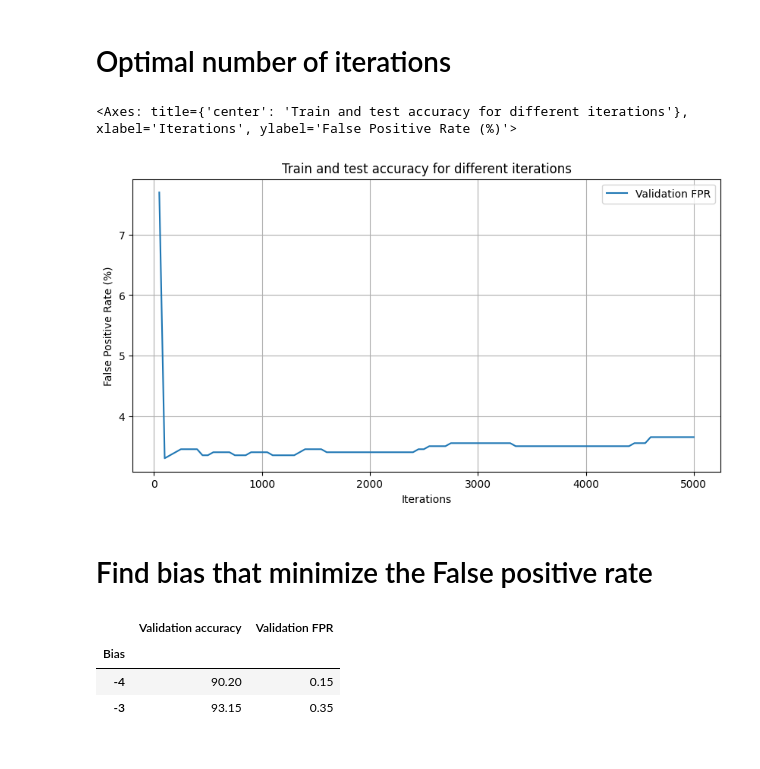
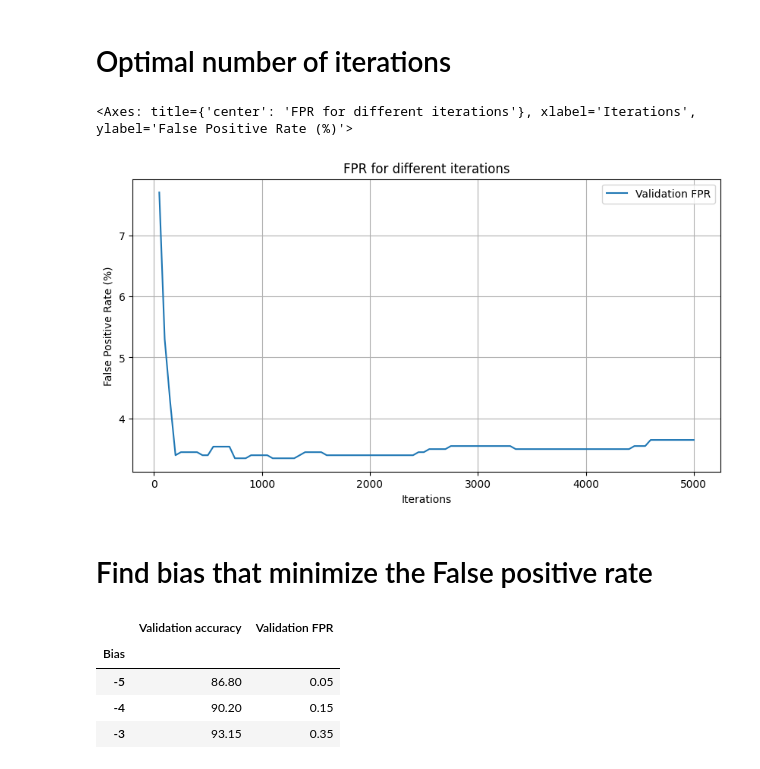
Before and after one commit to DavideLigari/clickbaits-recognition, a Jupyter notebook: code/FPR_logistic_regression.ipynb, the cells around one changed output. Cells and saved outputs as stored; diff of their text form; code cells hidden in the pictures.

```diff
--- a/code/FPR_logistic_regression.ipynb
+++ b/code/FPR_logistic_regression.ipynb
@@ -200,12 +200,13 @@ results.to_csv('../data/fpr_analysis/logistic_diff_iters.csv')
 # %%
 import pandas as pd
 
 data=pd.read_csv('../data/fpr_analysis/logistic_diff_iters.csv')
+data['Iterations']=(data['Iterations']/1000)*50
 data.plot(kind='line', x='Iterations', y=['Validation FPR'], figsize=(10, 5), grid=True,
-           title='Train and test accuracy for different iterations', ylabel='False Positive Rate (%)')
+           title='FPR for different iterations', ylabel='False Positive Rate (%)')
 # %% [output]
-<Axes: title={'center': 'Train and test accuracy for different iterations'}, xlabel='Iterations', ylabel='False Positive Rate (%)'>
+<Axes: title={'center': 'FPR for different iterations'}, xlabel='Iterations', ylabel='False Positive Rate (%)'>
-[figure, old version]
+[figure, new version]
 # %% [markdown]
 # Find  bias that minimize the False positive rate
 # %%
@@ -246,7 +247,7 @@ import pandas as pd
 data = pd.read_csv('../data/fpr_analysis/logistic_diff_bias.csv')
 data = data.drop(columns=['Unnamed: 0'])
 data.set_index('Bias', inplace=True)
-data = data[data['Validation accuracy'] > 87]
+data = data[data['Validation accuracy'] > 85]
 data = data[data['Validation FPR'] < 0.5]
 
 data.sort_values(by=['Validation FPR'], inplace=True)
@@ -254,5 +255,6 @@ data
 # %% [output]
 |  | Validation accuracy | Validation FPR |
 | Bias |  |  |
+| -5 | 86.80 | 0.05 |
 | -4 | 90.20 | 0.15 |
 | -3 | 93.15 | 0.35 |
```
Also changed, not shown: 5 other files.
